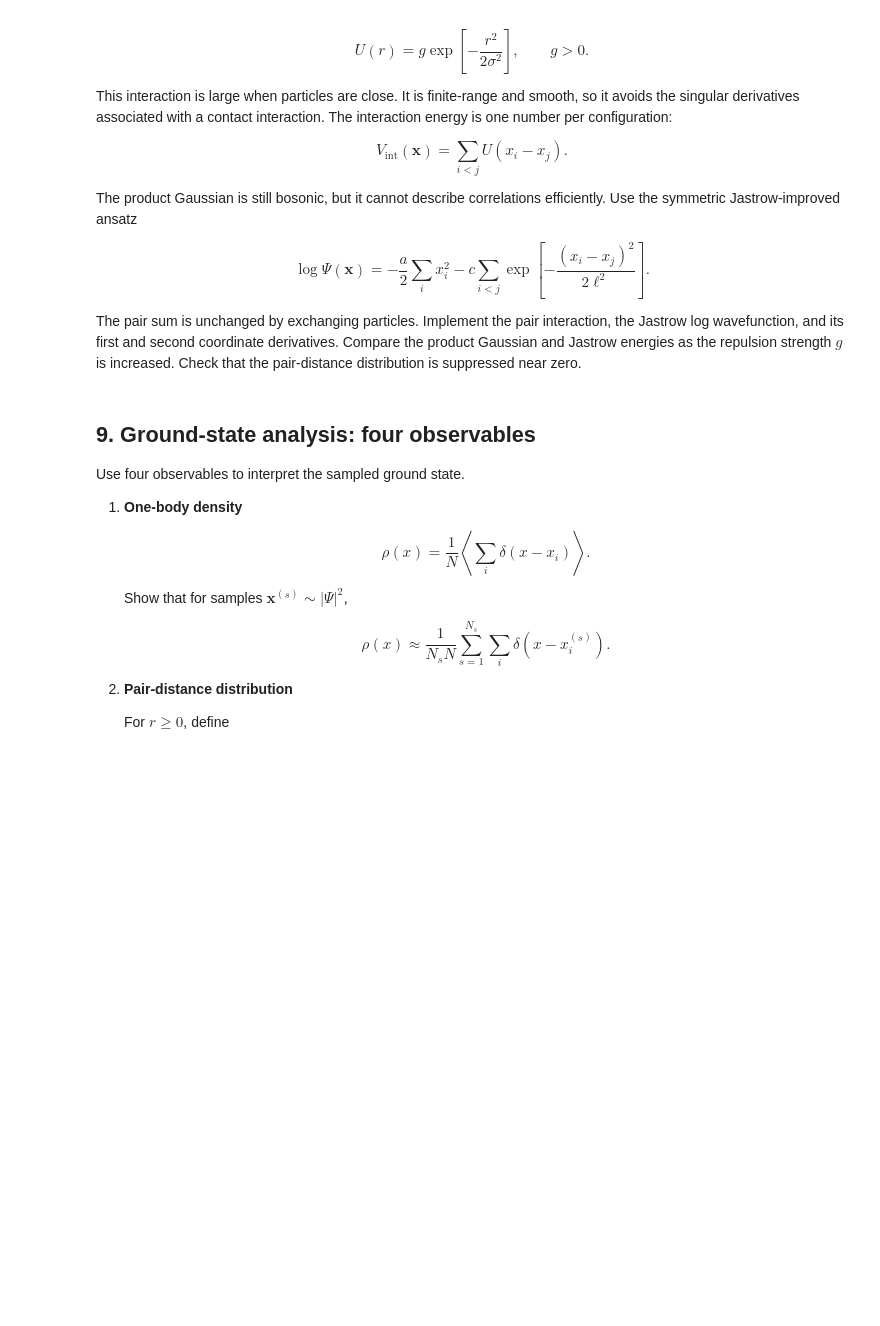
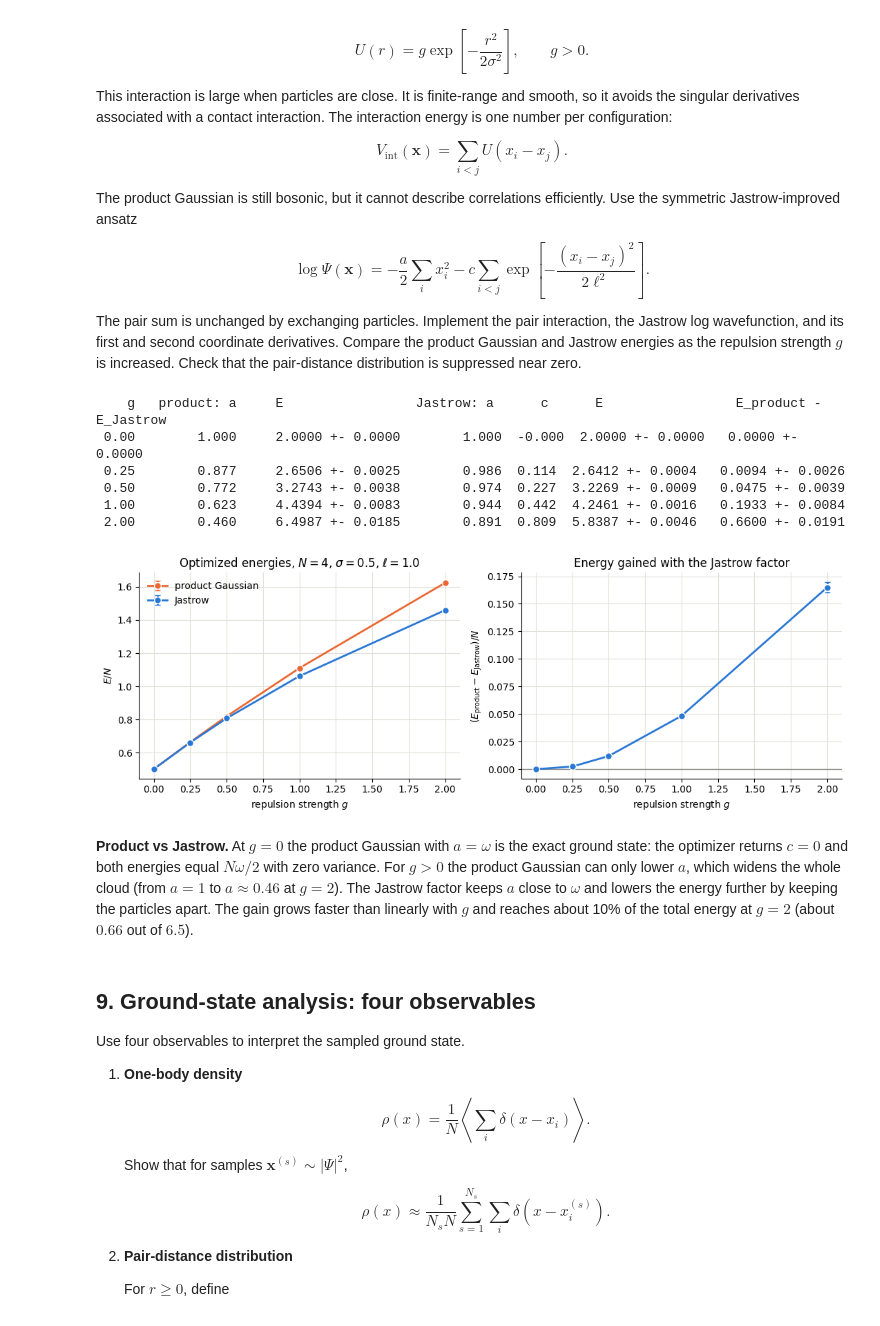
Before and after one commit to FrancescoMinisini/TPIV1, a Jupyter notebook: Countinuos/VMC.ipynb, the cells around one changed output. Cells and saved outputs as stored; diff of their text form; code cells hidden in the pictures; blank space fills up the shorter version.

```diff
--- a/Countinuos/VMC.ipynb
+++ b/Countinuos/VMC.ipynb
@@ -534,3 +614,67 @@ def laplacian_logpsi_interacting(raw_params, x, jastrow_range):
+# %%
+omega = 1.0
+n_particles = 4
+interaction_range = 0.5
+# fixed range of the Jastrow factor: the oscillator length gives a lower energy than interaction_range
+jastrow_range = 1.0
+coupling_values = np.array([0.0, 0.25, 0.5, 1.0, 2.0])
+
+# TODO sample the interacting system and compare the product and Jastrow ansatzes.
+# For every coupling both ansatzes are optimized (starting from the optimum of the previous coupling,
+# parameters averaged over the last 10 steps) and then sampled in one long run.
+# The product Gaussian is the same wavefunction with c fixed to 0.
+product_params, jastrow_params = [], []
+product_runs, jastrow_runs = [], []
+raw_product, raw_jastrow = np.array([omega, 0.0]), np.array([omega, 0.0])
+for g in coupling_values:
+    potential = lambda x: interacting_harmonic_potential(x, omega, g, interaction_range)
+
+    _, history = optimize_interacting(omega, g, interaction_range, jastrow_range, n_particles, raw_product, optimize_jastrow=False)
+    raw_product = np.array([np.mean(history["a"][-10:]), 0.0])
+    _, history = optimize_interacting(omega, g, interaction_range, jastrow_range, n_particles, raw_jastrow)
+    raw_jastrow = np.array([np.mean(history["a"][-10:]), np.mean(history["c"][-10:])])
+
+    product_params.append(raw_product)
+    jastrow_params.append(raw_jastrow)
+    product_runs.append(vmc_interacting(raw_product, potential, n_particles, jastrow_range))
+    jastrow_runs.append(vmc_interacting(raw_jastrow, potential, n_particles, jastrow_range))
+
+product_energy = np.array([run[1] for run in product_runs])
+product_error = np.array([run[2] for run in product_runs])
+jastrow_energy = np.array([run[1] for run in jastrow_runs])
+jastrow_error = np.array([run[2] for run in jastrow_runs])
+gain = product_energy - jastrow_energy
+gain_error = np.sqrt(product_error**2 + jastrow_error**2)
+
+print("    g   product: a     E                 Jastrow: a      c      E                 E_product - E_Jastrow")
+for k, g in enumerate(coupling_values):
+    print(f"{g:5.2f}   {product_params[k][0]:10.3f}     {product_energy[k]:.4f} +- {product_error[k]:.4f}"
+          f"   {jastrow_params[k][0]:10.3f}  {jastrow_params[k][1]:5.3f}  {jastrow_energy[k]:.4f} +- {jastrow_error[k]:.4f}"
+          f"   {gain[k]:.4f} +- {gain_error[k]:.4f}")
+
+fig, (ax_E, ax_gain) = plt.subplots(1, 2, figsize=(11, 4))
+
+ax_E.errorbar(coupling_values, product_energy/n_particles, yerr=product_error/n_particles, fmt="o-", color=C_EXACT, markersize=7, markeredgecolor="white", capsize=3, label="product Gaussian")
+ax_E.errorbar(coupling_values, jastrow_energy/n_particles, yerr=jastrow_error/n_particles, fmt="o-", color=C_VMC, markersize=7, markeredgecolor="white", capsize=3, label="Jastrow")
+ax_E.set(xlabel="repulsion strength $g$", ylabel="$E/N$", title=rf"Optimized energies, $N={n_particles}$, $\sigma={interaction_range}$, $\ell={jastrow_range}$")
+ax_E.legend(frameon=False)
+
+ax_gain.axhline(0, color=C_REF, linewidth=1)
+ax_gain.errorbar(coupling_values, gain/n_particles, yerr=gain_error/n_particles, fmt="o-", color=C_VMC, markersize=7, markeredgecolor="white", capsize=3)
+ax_gain.set(xlabel="repulsion strength $g$", ylabel=r"$(E_{\rm product}-E_{\rm Jastrow})/N$", title="Energy gained with the Jastrow factor")
+
+fig.tight_layout()
+plt.show()
+# %% [output]
+    g   product: a     E                 Jastrow: a      c      E                 E_product - E_Jastrow
+ 0.00        1.000     2.0000 +- 0.0000        1.000  -0.000  2.0000 +- 0.0000   0.0000 +- 0.0000
+ 0.25        0.877     2.6506 +- 0.0025        0.986  0.114  2.6412 +- 0.0004   0.0094 +- 0.0026
+ 0.50        0.772     3.2743 +- 0.0038        0.974  0.227  3.2269 +- 0.0009   0.0475 +- 0.0039
+ 1.00        0.623     4.4394 +- 0.0083        0.944  0.442  4.2461 +- 0.0016   0.1933 +- 0.0084
+ 2.00        0.460     6.4987 +- 0.0185        0.891  0.809  5.8387 +- 0.0046   0.6600 +- 0.0191
+[figure, added]
+# %% [markdown]
+**Product vs Jastrow.** At $g=0$ the product Gaussian with $a=\omega$ is the exact ground state: the optimizer returns $c=0$ and both energies equal $N\omega/2$ with zero variance. For $g>0$ the product Gaussian can only lower $a$, which widens the whole cloud (from $a=1$ to $a\approx0.46$ at $g=2$). The Jastrow factor keeps $a$ close to $\omega$ and lowers the energy further by keeping the particles apart. The gain grows faster than linearly with $g$ and reaches about 10% of the total energy at $g=2$ (about $0.66$ out of $6.5$).
 # %% [markdown]
 ## 9. Ground-state analysis: four observables
 
```
Also changed, not shown: parts of 9 cells of this notebook.
